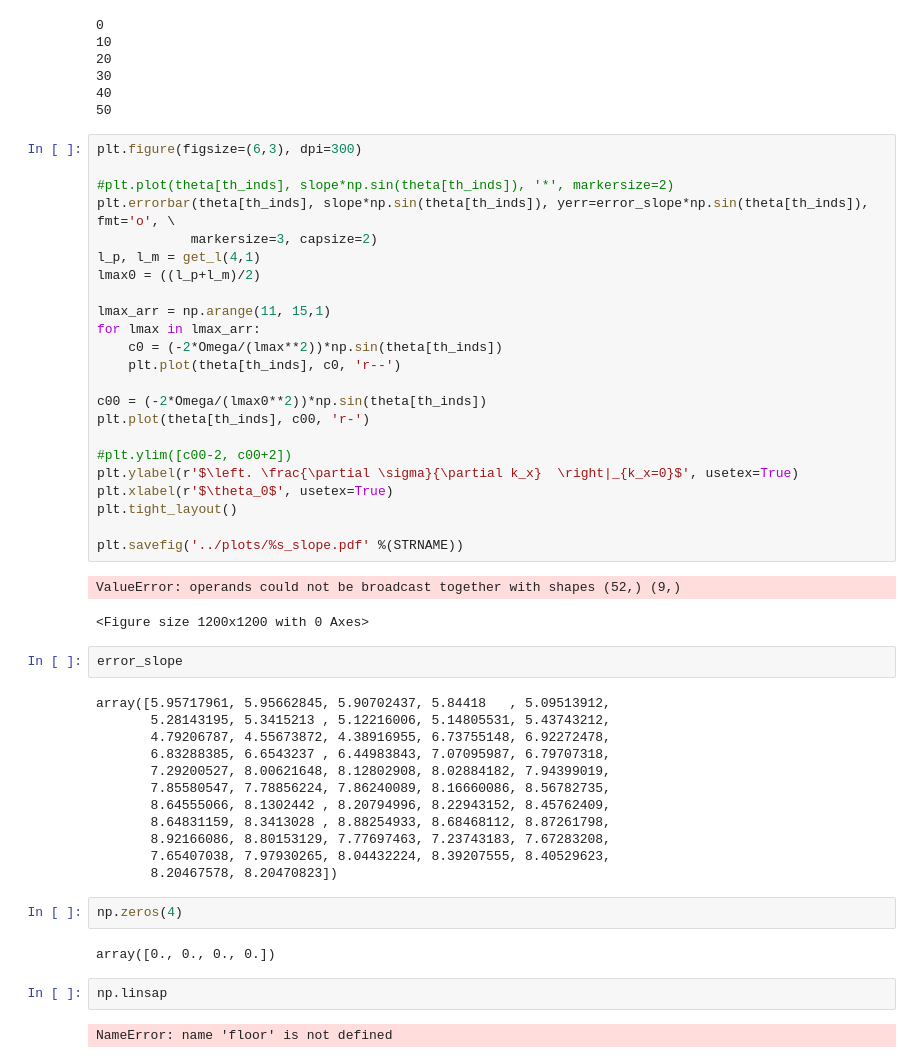
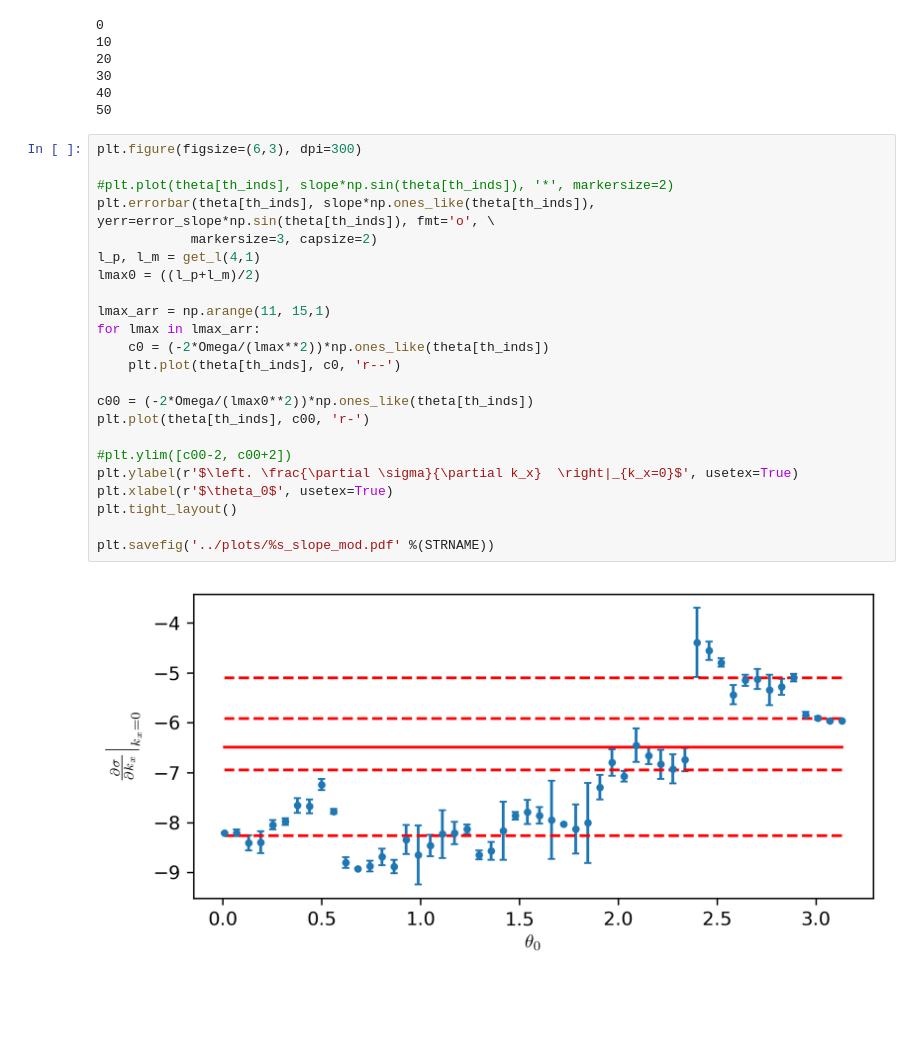
Before and after one commit to rohitsupekar/active_matter_spheres, a Jupyter notebook: scripts/jupyter/find_phase_speed.ipynb, the cells around one changed output. Drawn from its saved outputs; the diff is of its cells as text; blank space fills up the shorter version.

```diff
--- a/scripts/jupyter/find_phase_speed.ipynb
+++ b/scripts/jupyter/find_phase_speed.ipynb
@@ -297,48 +301,25 @@ for i in range(len(th_inds)):
 # %%
 plt.figure(figsize=(6,3), dpi=300)
 
 #plt.plot(theta[th_inds], slope*np.sin(theta[th_inds]), '*', markersize=2)
-plt.errorbar(theta[th_inds], slope*np.sin(theta[th_inds]), yerr=error_slope*np.sin(theta[th_inds]), fmt='o', \
+plt.errorbar(theta[th_inds], slope*np.ones_like(theta[th_inds]), yerr=error_slope*np.sin(theta[th_inds]), fmt='o', \
             markersize=3, capsize=2)
 l_p, l_m = get_l(4,1)
 lmax0 = ((l_p+l_m)/2)
 
 lmax_arr = np.arange(11, 15,1)
 for lmax in lmax_arr:
-    c0 = (-2*Omega/(lmax**2))*np.sin(theta[th_inds])
+    c0 = (-2*Omega/(lmax**2))*np.ones_like(theta[th_inds])
     plt.plot(theta[th_inds], c0, 'r--')
 
-c00 = (-2*Omega/(lmax0**2))*np.sin(theta[th_inds])
+c00 = (-2*Omega/(lmax0**2))*np.ones_like(theta[th_inds])
 plt.plot(theta[th_inds], c00, 'r-')
 
 #plt.ylim([c00-2, c00+2])
 plt.ylabel(r'$\left. \frac{\partial \sigma}{\partial k_x}  \right|_{k_x=0}$', usetex=True)
 plt.xlabel(r'$\theta_0$', usetex=True)
 plt.tight_layout()
 
-plt.savefig('../plots/%s_slope.pdf' %(STRNAME))
+plt.savefig('../plots/%s_slope_mod.pdf' %(STRNAME))
 # %% [output]
-ValueError: operands could not be broadcast together with shapes (52,) (9,)
-<Figure size 1200x1200 with 0 Axes>
+[figure, added]
-# %%
-error_slope
-# %% [output]
-array([5.95717961, 5.95662845, 5.90702437, 5.84418   , 5.09513912,
-       5.28143195, 5.3415213 , 5.12216006, 5.14805531, 5.43743212,
-       4.79206787, 4.55673872, 4.38916955, 6.73755148, 6.92272478,
-       6.83288385, 6.6543237 , 6.44983843, 7.07095987, 6.79707318,
-       7.29200527, 8.00621648, 8.12802908, 8.02884182, 7.94399019,
-       7.85580547, 7.78856224, 7.86240089, 8.16660086, 8.56782735,
-       8.64555066, 8.1302442 , 8.20794996, 8.22943152, 8.45762409,
-       8.64831159, 8.3413028 , 8.88254933, 8.68468112, 8.87261798,
-       8.92166086, 8.80153129, 7.77697463, 7.23743183, 7.67283208,
-       7.65407038, 7.97930265, 8.04432224, 8.39207555, 8.40529623,
-       8.20467578, 8.20470823])
-# %%
-np.zeros(4)
-# %% [output]
-array([0., 0., 0., 0.])
-# %%
-np.linsap
-# %% [output]
-NameError: name 'floor' is not defined
```
Also changed, not shown: parts of 22 cells of this notebook, 2 other files.
